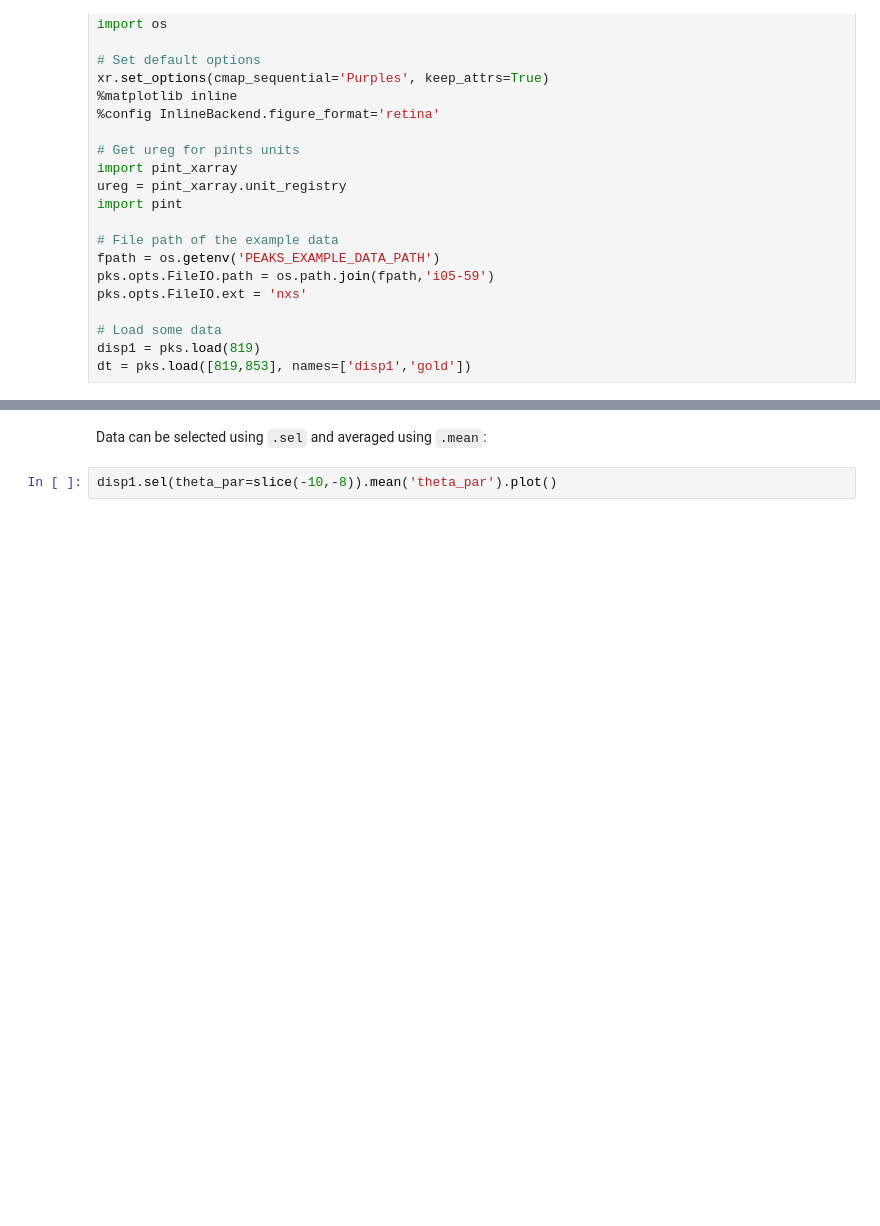
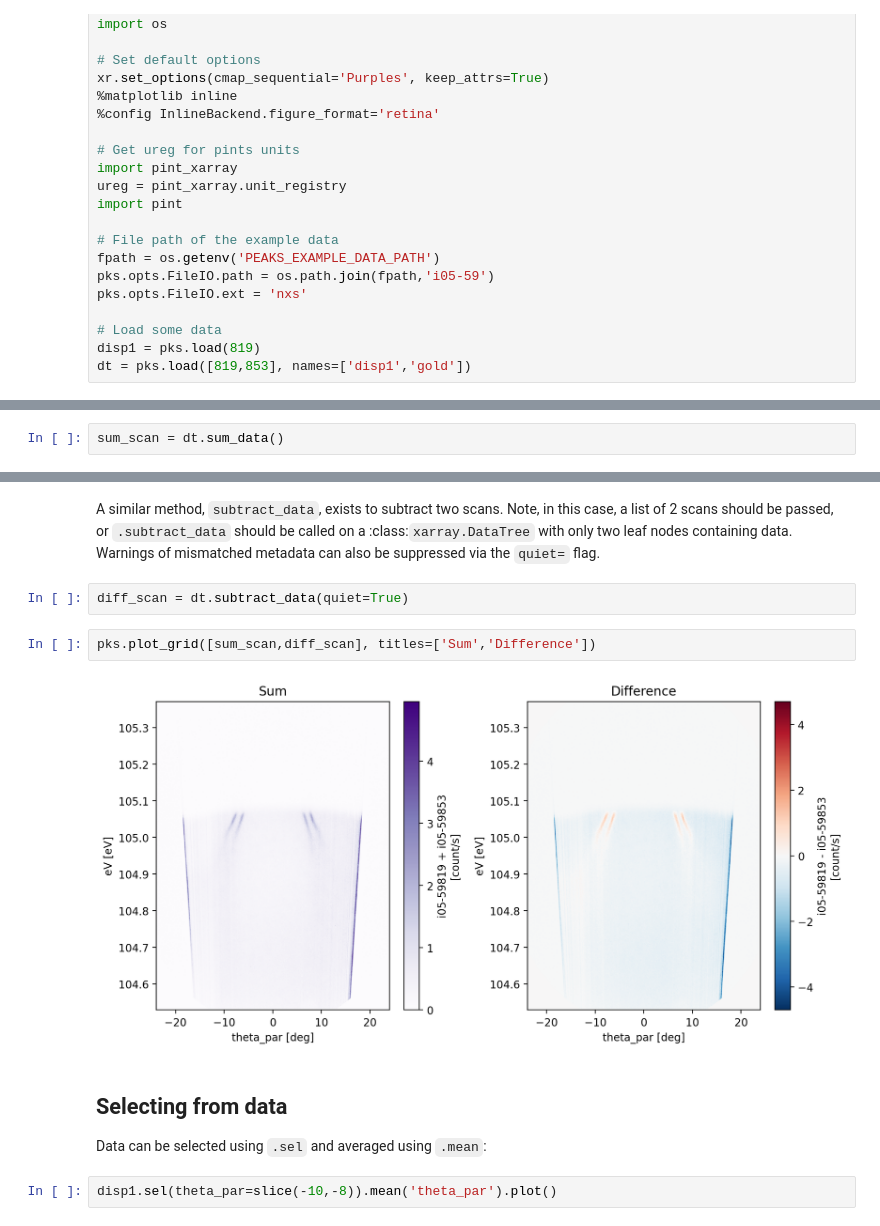
Before and after one commit to phrgab/peaks, a Jupyter notebook: tutorials/3_basic_data_operations.ipynb, the cells around one changed output, grey strips where cells are left out. Drawn from its saved outputs; the diff is of its cells as text; blank space fills up the shorter version.

```diff
--- a/tutorials/3_basic_data_operations.ipynb
+++ b/tutorials/3_basic_data_operations.ipynb
@@ -45 +49,3 @@ While you can sum two DataArrays together using simple arithmetic operations, of
 :::
+# %%
+sum_scan = dt.sum_data()
@@ -46,4 +113,13 @@ While you can sum two DataArrays together using simple arithmetic operations, of
+# %% [markdown]
+A similar method, `subtract_data`, exists to subtract two scans. Note, in this case, a list of 2 scans should be passed, or `.subtract_data` should be called on a :class:`xarray.DataTree` with only two leaf nodes containing data. Warnings of mismatched metadata can also be suppressed via the `quiet=` flag.
+# %%
+diff_scan = dt.subtract_data(quiet=True)
+# %%
+pks.plot_grid([sum_scan,diff_scan], titles=['Sum','Difference'])
+# %% [output]
+[figure, added]
 # %% [markdown]
+## Selecting from data
 Data can be selected using `.sel` and averaged using `.mean`:
 # %%
 disp1.sel(theta_par=slice(-10,-8)).mean('theta_par').plot()
```
Also changed, not shown: parts of 8 cells of this notebook, 31 other files.
